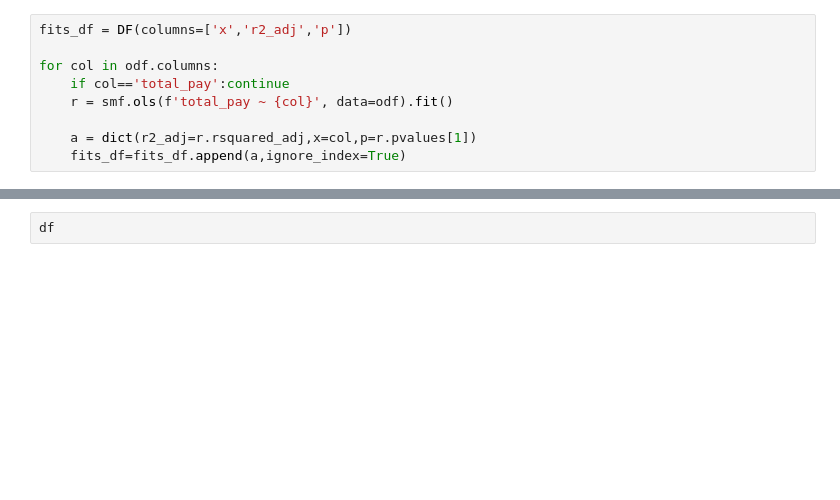
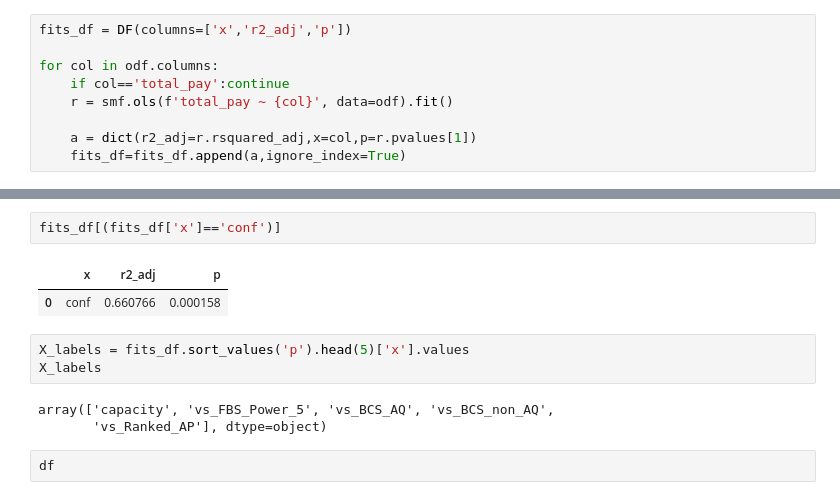
Before and after one commit to JordanHyatt/bigdata, a Jupyter notebook: z_Lab1.ipynb, the cells around one changed output, grey strips where cells are left out. Saved outputs shown, nothing was run; the diff lists cells and outputs as text; blank space fills up the shorter version.

```diff
--- a/z_Lab1.ipynb
+++ b/z_Lab1.ipynb
@@ -207,2 +177,13 @@ display(fits_df['gsr'])
+# %%
+fits_df[(fits_df['x']=='conf')]
+# %% [output]
+|  | x | r2_adj | p |
+| 0 | conf | 0.660766 | 0.000158 |
+# %%
+X_labels = fits_df.sort_values('p').head(5)['x'].values
+X_labels
+# %% [output]
+array(['capacity', 'vs_FBS_Power_5', 'vs_BCS_AQ', 'vs_BCS_non_AQ',
+       'vs_Ranked_AP'], dtype=object)
 # %%
 df
```
Also changed, not shown: parts of 3 cells of this notebook, 1 other file.
